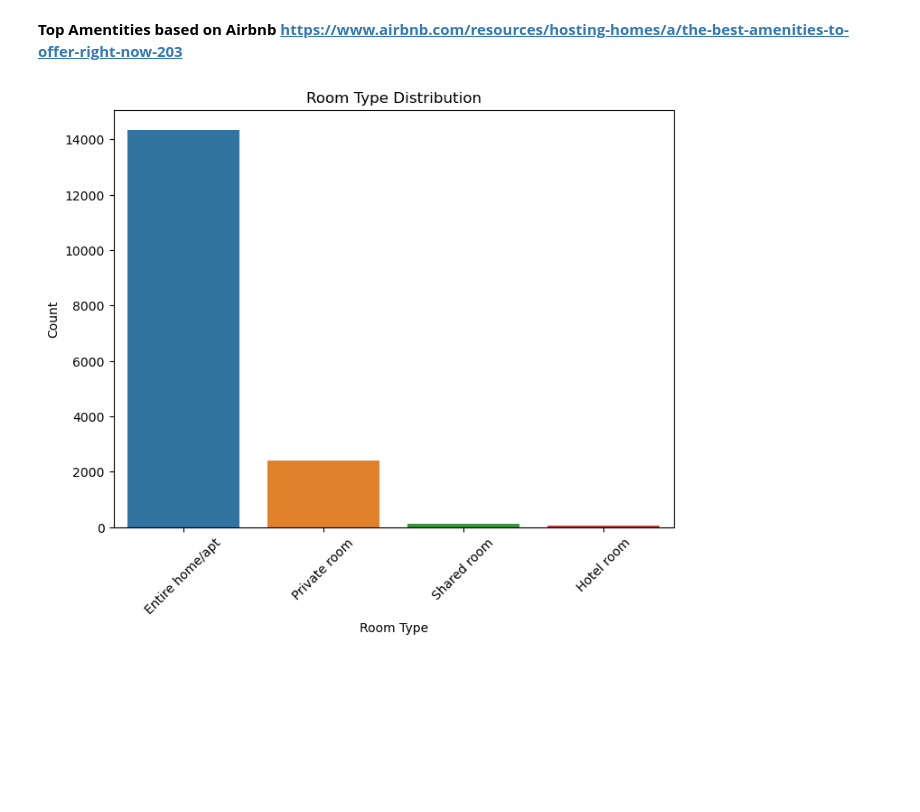
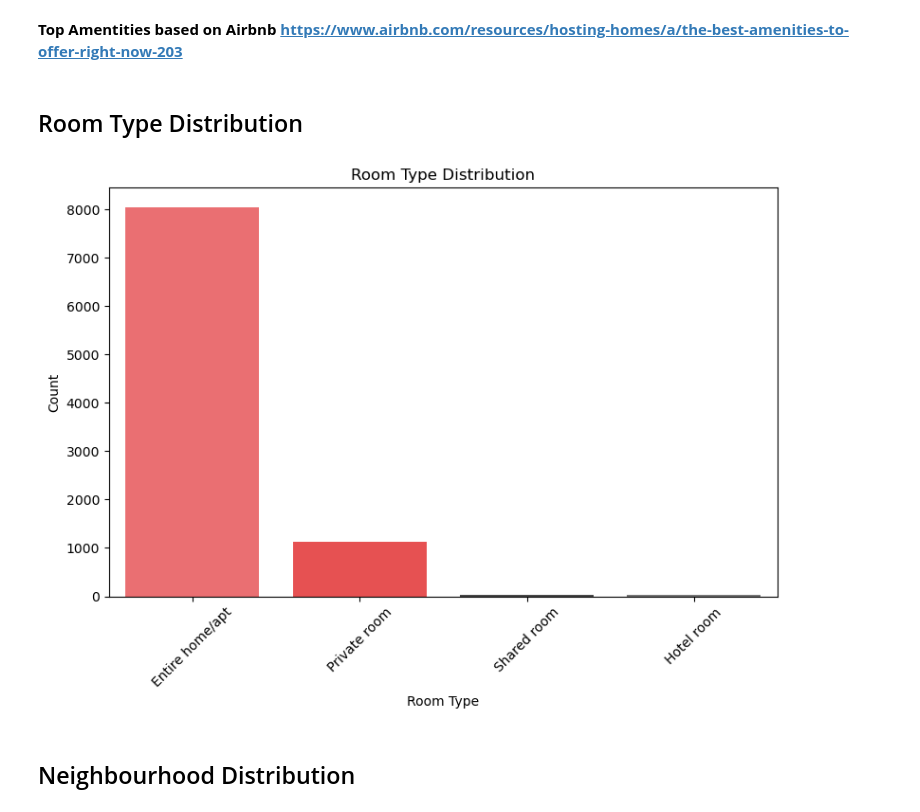
Before and after one commit to Rpierre98/Airbnb-Price-Predictions-Florida-Edition, a Jupyter notebook: code/Data cleaning-EDA.ipynb, the cells around one changed output. Drawn from its saved outputs; the diff is of its cells as text; code cells hidden in the pictures; blank space fills up the shorter version.

```diff
--- a/code/Data cleaning-EDA.ipynb
+++ b/code/Data cleaning-EDA.ipynb
@@ -105,3 +141,6 @@ listings_cleaned = listings.drop(columns=irrelevant_columns).fillna({
+# %%
+# Drop missing values in the 'last_review' and 'neighbourhood' column
+listings_cleaned.dropna(subset=['last_review', 'neighbourhood'], inplace=True)
 # %%
 # Saving the cleaned dataset as a CSV file
 listings_cleaned.to_csv('../data/cleaned_listings.csv', index=False)
@@ -177,15 +218,22 @@ plt.show()
 # %% [markdown]
 **Top Amentities based on Airbnb https://www.airbnb.com/resources/hosting-homes/a/the-best-amenities-to-offer-right-now-203**
+# %% [markdown]
+## Room Type Distribution
 # %%
-# Room type distribution
+airbnb_colors = ["#FF5A5F", "#FF3839", "#484848", "#767676"]
+
 room_type_counts = listings_cleaned['room_type'].value_counts()
 plt.figure(figsize=(8, 6))
-sns.countplot(x='room_type', data=listings_cleaned, order=room_type_counts.index)
+sns.countplot(x='room_type', data=listings_cleaned, order=room_type_counts.index, palette=airbnb_colors)
 plt.title('Room Type Distribution')
 plt.xlabel('Room Type')
 plt.ylabel('Count')
 plt.xticks(rotation=45)
+plt.tight_layout()
+plt.savefig('../charts/room_type_distribution.png')
 plt.show()
 # %% [output]
-[figure, old version]
+[figure, new version]
+# %% [markdown]
+## Neighbourhood Distribution
 # %%
```
Also changed, not shown: parts of 12 cells of this notebook, 6 other files.
